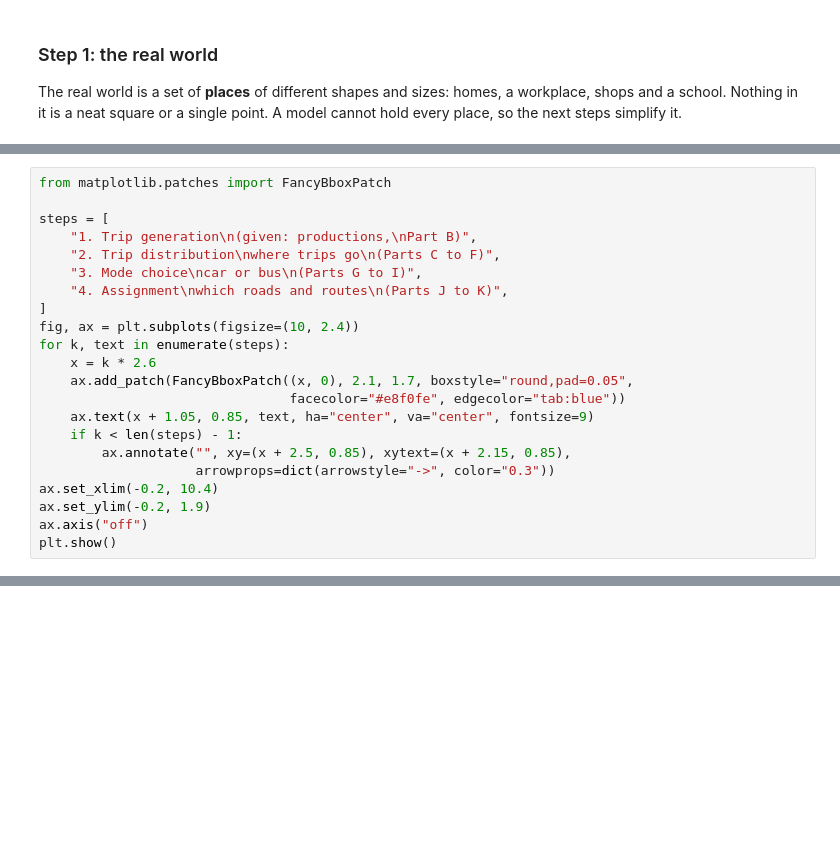
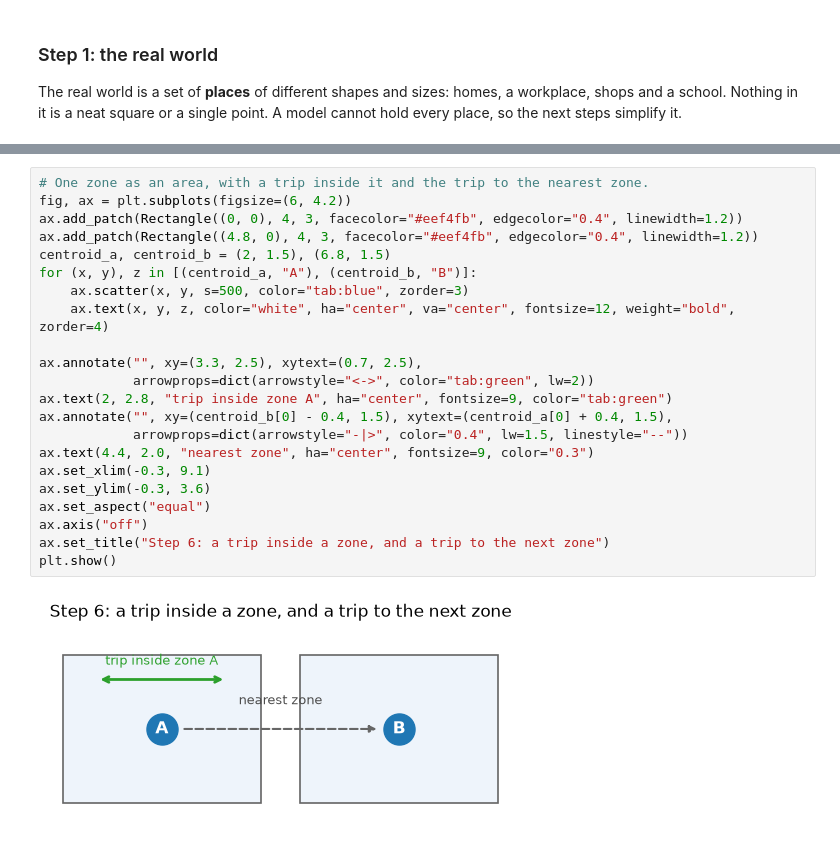
Before and after one commit to TheoCochrane/salisbury-transport-model, a Jupyter notebook: notebooks/toy_model.ipynb, the cells around one changed output, grey strips where cells are left out. Saved outputs shown, nothing was run; the diff lists cells and outputs as text; blank space fills up the shorter version.

```diff
--- a/notebooks/toy_model.ipynb
+++ b/notebooks/toy_model.ipynb
@@ -331,22 +95,0 @@ The model runs in four steps, one after another. The diagram shows which parts o
-# %%
-from matplotlib.patches import FancyBboxPatch
-
-steps = [
-    "1. Trip generation\n(given: productions,\nPart B)",
-    "2. Trip distribution\nwhere trips go\n(Parts C to F)",
-    "3. Mode choice\ncar or bus\n(Parts G to I)",
-    "4. Assignment\nwhich roads and routes\n(Parts J to K)",
-]
-fig, ax = plt.subplots(figsize=(10, 2.4))
-for k, text in enumerate(steps):
-    x = k * 2.6
-    ax.add_patch(FancyBboxPatch((x, 0), 2.1, 1.7, boxstyle="round,pad=0.05",
-                                facecolor="#e8f0fe", edgecolor="tab:blue"))
-    ax.text(x + 1.05, 0.85, text, ha="center", va="center", fontsize=9)
-    if k < len(steps) - 1:
-        ax.annotate("", xy=(x + 2.5, 0.85), xytext=(x + 2.15, 0.85),
-                    arrowprops=dict(arrowstyle="->", color="0.3"))
-ax.set_xlim(-0.2, 10.4)
-ax.set_ylim(-0.2, 1.9)
-ax.axis("off")
-plt.show()
@@ -808,0 +271,24 @@ def furness(P, A, F, tol=1e-3, max_iter=100):
+# %%
+# One zone as an area, with a trip inside it and the trip to the nearest zone.
+fig, ax = plt.subplots(figsize=(6, 4.2))
+ax.add_patch(Rectangle((0, 0), 4, 3, facecolor="#eef4fb", edgecolor="0.4", linewidth=1.2))
+ax.add_patch(Rectangle((4.8, 0), 4, 3, facecolor="#eef4fb", edgecolor="0.4", linewidth=1.2))
+centroid_a, centroid_b = (2, 1.5), (6.8, 1.5)
+for (x, y), z in [(centroid_a, "A"), (centroid_b, "B")]:
+    ax.scatter(x, y, s=500, color="tab:blue", zorder=3)
+    ax.text(x, y, z, color="white", ha="center", va="center", fontsize=12, weight="bold", zorder=4)
+
+ax.annotate("", xy=(3.3, 2.5), xytext=(0.7, 2.5),
+            arrowprops=dict(arrowstyle="<->", color="tab:green", lw=2))
+ax.text(2, 2.8, "trip inside zone A", ha="center", fontsize=9, color="tab:green")
+ax.annotate("", xy=(centroid_b[0] - 0.4, 1.5), xytext=(centroid_a[0] + 0.4, 1.5),
+            arrowprops=dict(arrowstyle="-|>", color="0.4", lw=1.5, linestyle="--"))
+ax.text(4.4, 2.0, "nearest zone", ha="center", fontsize=9, color="0.3")
+ax.set_xlim(-0.3, 9.1)
+ax.set_ylim(-0.3, 3.6)
+ax.set_aspect("equal")
+ax.axis("off")
+ax.set_title("Step 6: a trip inside a zone, and a trip to the next zone")
+plt.show()
+# %% [output]
+[figure, added]
```
Also changed, not shown: parts of 218 cells of this notebook, 1 other file.
